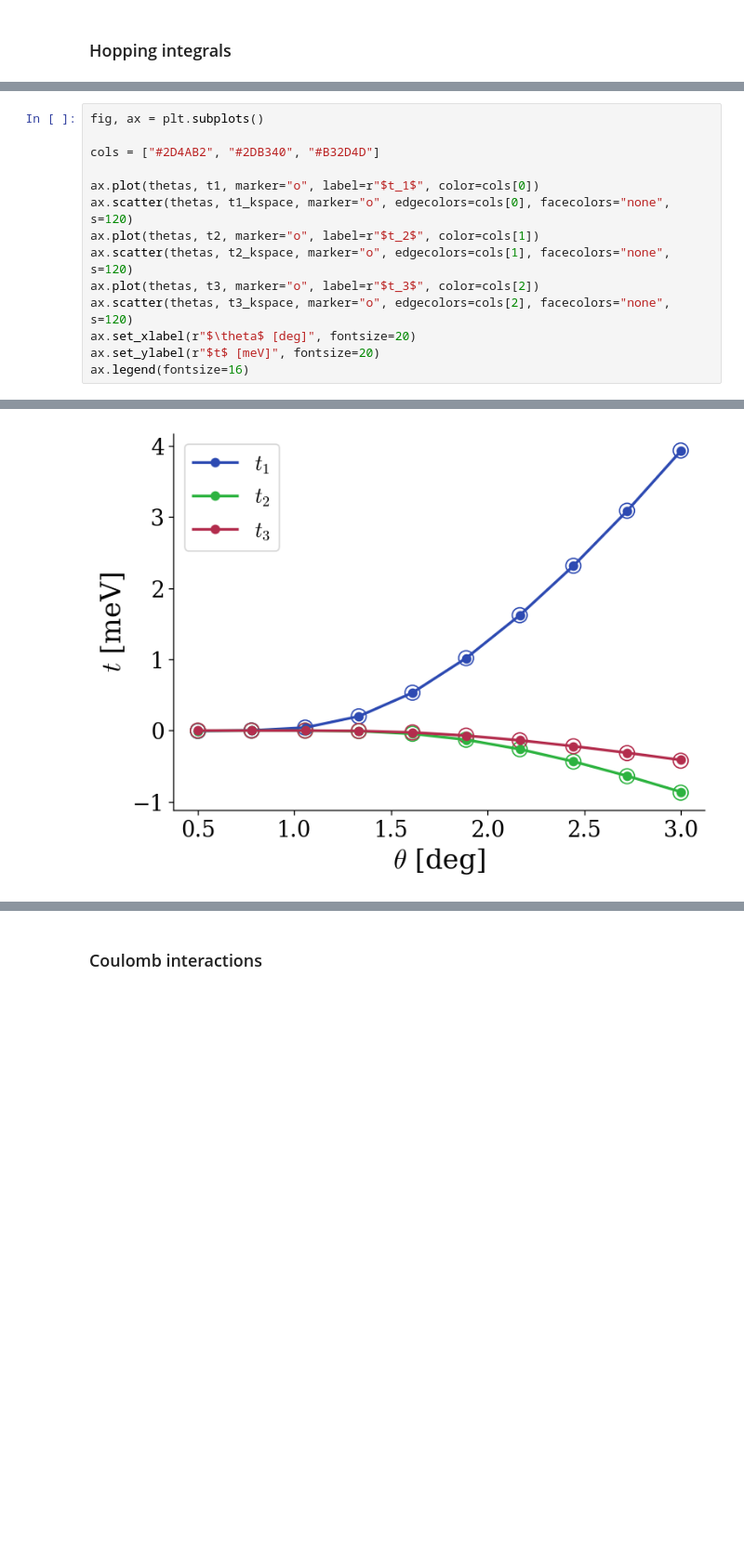
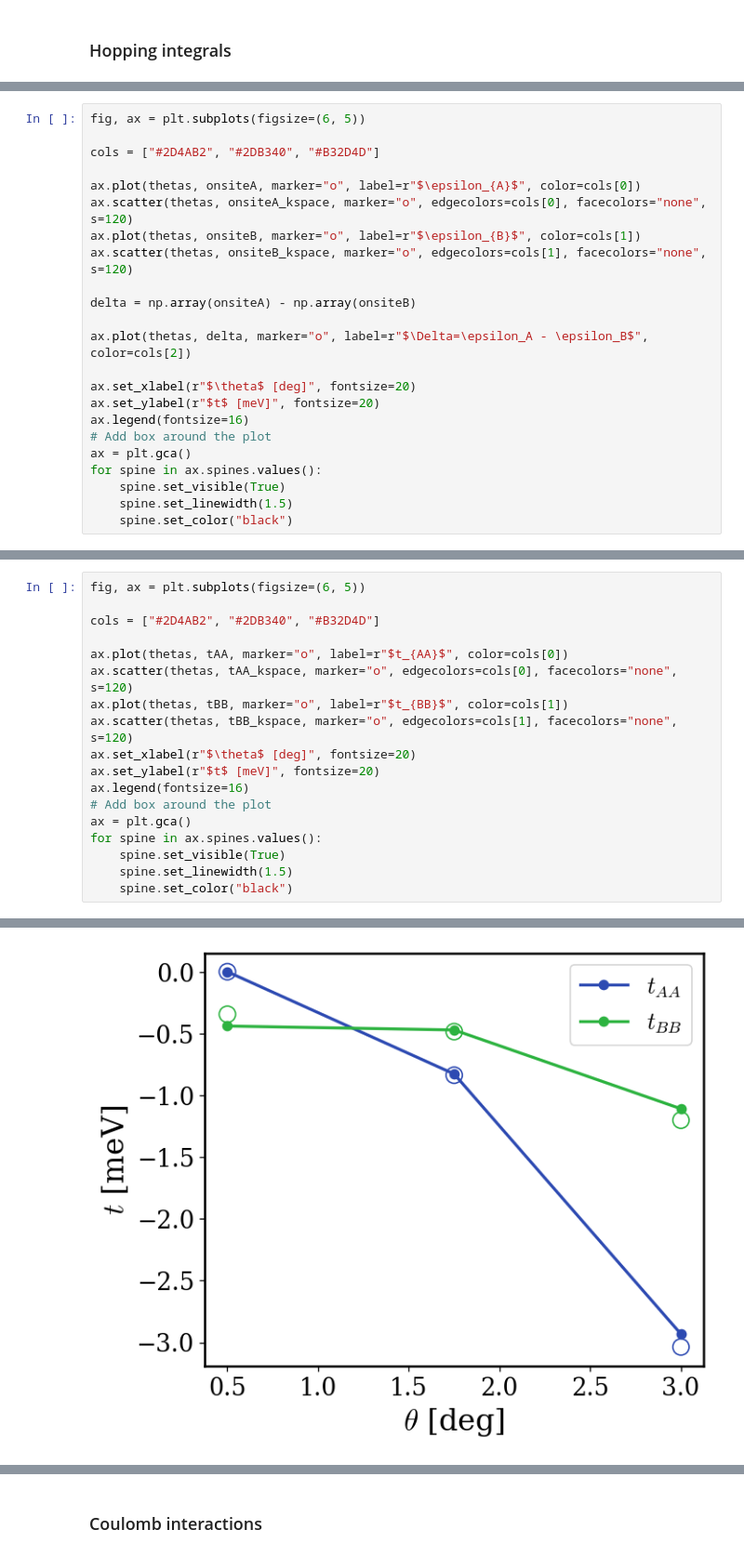
Before and after one commit to sanhq17/moire_heterobilayers, a Jupyter notebook: notebooks/hblyr_honeycomb_hubbard.ipynb, the cells around one changed output, grey strips where cells are left out. Shown at 93% size. Cells and saved outputs as stored; diff of their text form; blank space fills up the shorter version.

```diff
--- a/notebooks/hblyr_honeycomb_hubbard.ipynb
+++ b/notebooks/hblyr_honeycomb_hubbard.ipynb
@@ -83,0 +134,23 @@ for th in tqdm(thetas):
+# %%
+fig, ax = plt.subplots(figsize=(6, 5))
+
+cols = ["#2D4AB2", "#2DB340", "#B32D4D"]
+
+ax.plot(thetas, onsiteA, marker="o", label=r"$\epsilon_{A}$", color=cols[0])
+ax.scatter(thetas, onsiteA_kspace, marker="o", edgecolors=cols[0], facecolors="none", s=120)
+ax.plot(thetas, onsiteB, marker="o", label=r"$\epsilon_{B}$", color=cols[1])
+ax.scatter(thetas, onsiteB_kspace, marker="o", edgecolors=cols[1], facecolors="none", s=120)
+
+delta = np.array(onsiteA) - np.array(onsiteB)
+
+ax.plot(thetas, delta, marker="o", label=r"$\Delta=\epsilon_A - \epsilon_B$", color=cols[2])
+
+ax.set_xlabel(r"$\theta$ [deg]", fontsize=20)
+ax.set_ylabel(r"$t$ [meV]", fontsize=20)
+ax.legend(fontsize=16)
+# Add box around the plot
+ax = plt.gca()
+for spine in ax.spines.values():
+    spine.set_visible(True)
+    spine.set_linewidth(1.5)
+    spine.set_color("black")
@@ -84,15 +159,19 @@ for th in tqdm(thetas):
 # %%
-fig, ax = plt.subplots()
+fig, ax = plt.subplots(figsize=(6, 5))
 
 cols = ["#2D4AB2", "#2DB340", "#B32D4D"]
 
-ax.plot(thetas, t1, marker="o", label=r"$t_1$", color=cols[0])
-ax.scatter(thetas, t1_kspace, marker="o", edgecolors=cols[0], facecolors="none", s=120)
-ax.plot(thetas, t2, marker="o", label=r"$t_2$", color=cols[1])
-ax.scatter(thetas, t2_kspace, marker="o", edgecolors=cols[1], facecolors="none", s=120)
-ax.plot(thetas, t3, marker="o", label=r"$t_3$", color=cols[2])
-ax.scatter(thetas, t3_kspace, marker="o", edgecolors=cols[2], facecolors="none", s=120)
+ax.plot(thetas, tAA, marker="o", label=r"$t_{AA}$", color=cols[0])
+ax.scatter(thetas, tAA_kspace, marker="o", edgecolors=cols[0], facecolors="none", s=120)
+ax.plot(thetas, tBB, marker="o", label=r"$t_{BB}$", color=cols[1])
+ax.scatter(thetas, tBB_kspace, marker="o", edgecolors=cols[1], facecolors="none", s=120)
 ax.set_xlabel(r"$\theta$ [deg]", fontsize=20)
 ax.set_ylabel(r"$t$ [meV]", fontsize=20)
 ax.legend(fontsize=16)
+# Add box around the plot
+ax = plt.gca()
+for spine in ax.spines.values():
+    spine.set_visible(True)
+    spine.set_linewidth(1.5)
+    spine.set_color("black")
 # %% [output]
@@ -100 +178 @@ ax.legend(fontsize=16)
-[figure, old version]
+[figure, new version]
```
Also changed, not shown: parts of 9 cells of this notebook, 6 other files.
